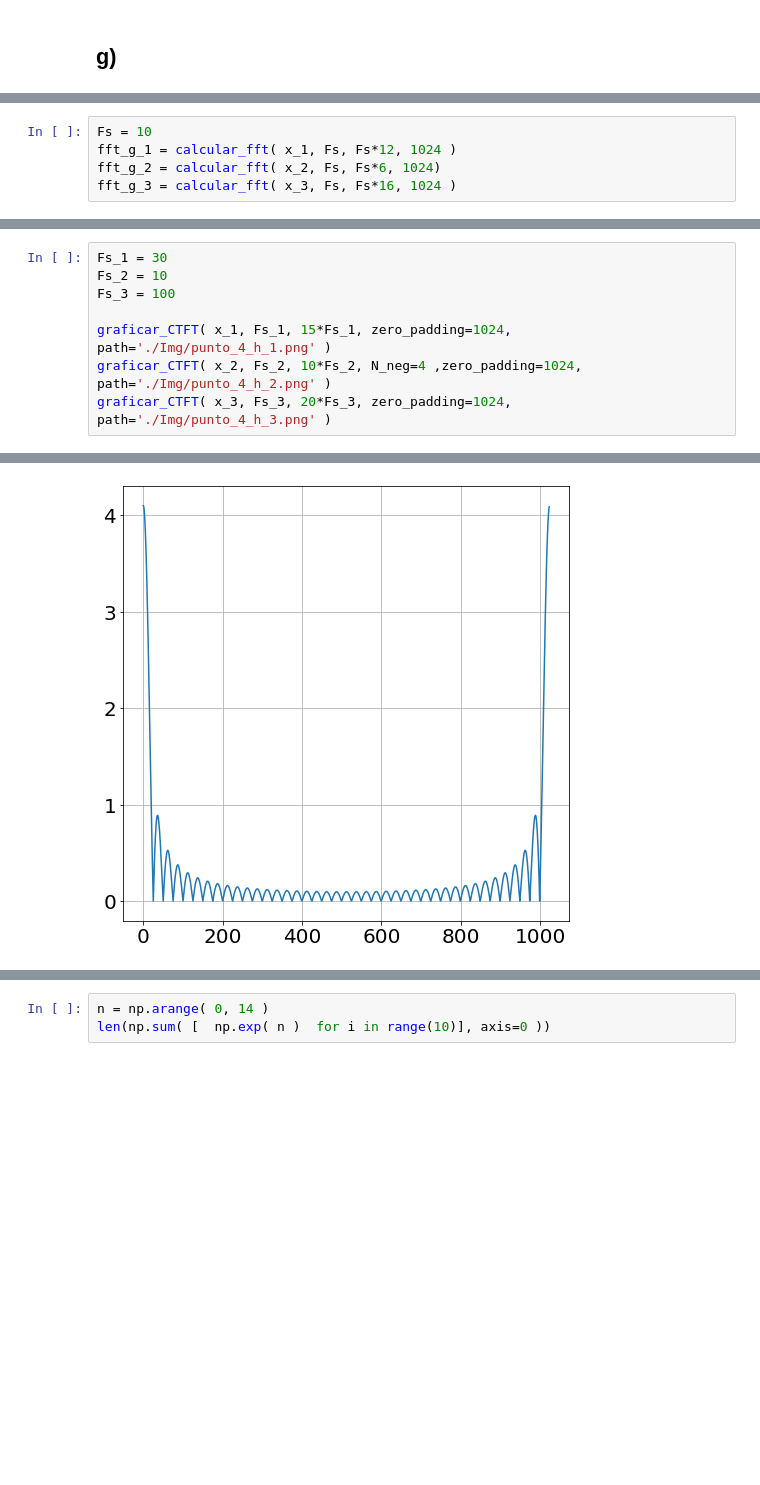
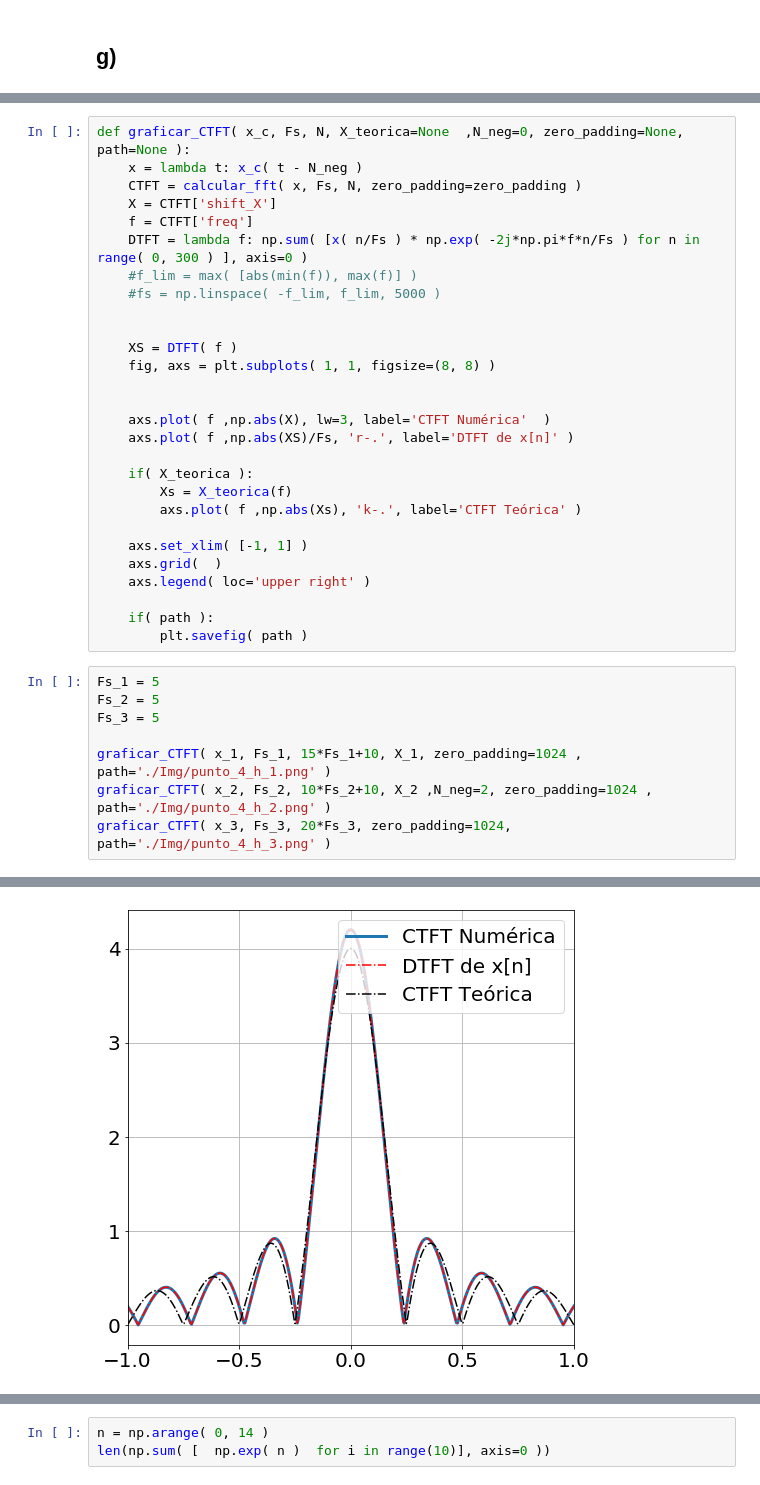
Before and after one commit to Equipo-2-DSP/informe_parte_2, a Jupyter notebook: 04-Continua-Periodica.ipynb, the cells around one changed output, grey strips where cells are left out. Cells and saved outputs as stored; diff of their text form; blank space fills up the shorter version.

```diff
--- a/04-Continua-Periodica.ipynb
+++ b/04-Continua-Periodica.ipynb
@@ -208,5 +209,0 @@ X_1 = lambda f:
-# %%
-Fs = 10
-fft_g_1 = calcular_fft( x_1, Fs, Fs*12, 1024 )
-fft_g_2 = calcular_fft( x_2, Fs, Fs*6, 1024)
-fft_g_3 = calcular_fft( x_3, Fs, Fs*16, 1024 )
@@ -225,9 +210,37 @@ def graficar_CTFT( x_c, Fs, N, N_neg=0, zero_padding=None, path=None ):
+# %%
+def graficar_CTFT( x_c, Fs, N, X_teorica=None  ,N_neg=0, zero_padding=None, path=None ):
+    x = lambda t: x_c( t - N_neg )
+    CTFT = calcular_fft( x, Fs, N, zero_padding=zero_padding )
+    X = CTFT['shift_X']
+    f = CTFT['freq']
+    DTFT = lambda f: np.sum( [x( n/Fs ) * np.exp( -2j*np.pi*f*n/Fs ) for n in range( 0, 300 ) ], axis=0 )
+    #f_lim = max( [abs(min(f)), max(f)] )
+    #fs = np.linspace( -f_lim, f_lim, 5000 )
+
+
+    XS = DTFT( f )
+    fig, axs = plt.subplots( 1, 1, figsize=(8, 8) )
+
+
+    axs.plot( f ,np.abs(X), lw=3, label='CTFT Numérica'  )
+    axs.plot( f ,np.abs(XS)/Fs, 'r-.', label='DTFT de x[n]' )
+
+    if( X_teorica ):
+        Xs = X_teorica(f)
+        axs.plot( f ,np.abs(Xs), 'k-.', label='CTFT Teórica' )
+
+    axs.set_xlim( [-1, 1] )
+    axs.grid(  )
+    axs.legend( loc='upper right' )
+
+    if( path ):
+        plt.savefig( path )
 # %%
-Fs_1 = 30
-Fs_2 = 10
-Fs_3 = 100
+Fs_1 = 5
+Fs_2 = 5
+Fs_3 = 5
 
-graficar_CTFT( x_1, Fs_1, 15*Fs_1, zero_padding=1024, path='./Img/punto_4_h_1.png' )
-graficar_CTFT( x_2, Fs_2, 10*Fs_2, N_neg=4 ,zero_padding=1024, path='./Img/punto_4_h_2.png' )
+graficar_CTFT( x_1, Fs_1, 15*Fs_1+10, X_1, zero_padding=1024 , path='./Img/punto_4_h_1.png' )
+graficar_CTFT( x_2, Fs_2, 10*Fs_2+10, X_2 ,N_neg=2, zero_padding=1024 , path='./Img/punto_4_h_2.png' )
 graficar_CTFT( x_3, Fs_3, 20*Fs_3, zero_padding=1024, path='./Img/punto_4_h_3.png' )
 # %% [output]
@@ -235 +248 @@ graficar_CTFT( x_3, Fs_3, 20*Fs_3, zero_padding=1024, path='./Img/punto_4_h_3.pn
-[figure, old version]
+[figure, new version]
```
Also changed, not shown: parts of 3 cells of this notebook, 3 other files.
